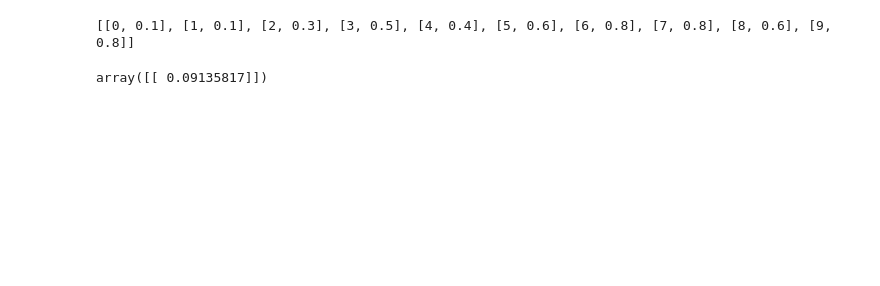
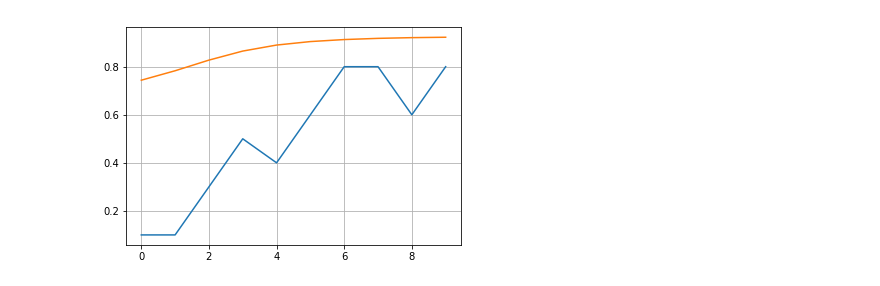
Before and after one commit to makhmudovMR/deep_learning, a Jupyter notebook: feedforward/NeuralNetwork.ipynb, the cells around one changed output. Saved outputs shown, nothing was run; the diff lists cells and outputs as text; code cells hidden in the pictures; blank space fills up the shorter version.

Commit message:
NeuralNetworkr

```diff
--- a/feedforward/NeuralNetwork.ipynb
+++ b/feedforward/NeuralNetwork.ipynb
@@ -81,7 +81,14 @@ def sigmoid_prime(z):
     return sigmoid(z)*(1-sigmoid(z))
 # %%
 DATA = [[0, 0.1], [1, 0.1], [2, 0.3], [3, 0.5], [4, 0.4], [5, 0.6], [6, 0.8], [7, 0.8], [8, 0.6], [9, 0.8]]
-print(DATA)
+DATA = np.array(DATA)
+nn = Network([1, 20, 20, 1], 0.1)
+NNDATA = np.array([nn.predict(x) for x in DATA[:, 0]])
+
+plt.plot(DATA[:, 0], DATA[:, 1])
+plt.plot(DATA[:, 0], NNDATA[:, 0])
+plt.grid()
+plt.show()
 # %% [output]
-[[0, 0.1], [1, 0.1], [2, 0.3], [3, 0.5], [4, 0.4], [5, 0.6], [6, 0.8], [7, 0.8], [8, 0.6], [9, 0.8]]
+[figure, added]
 # %%
@@ -98,5 +105,0 @@ for _ in range(8000):
-# %%
-x = np.array([0], ndmin=2).T
-nn.predict(x)
-# %% [output]
-array([[ 0.09135817]])
```
Also changed, not shown: parts of 6 cells of this notebook.
